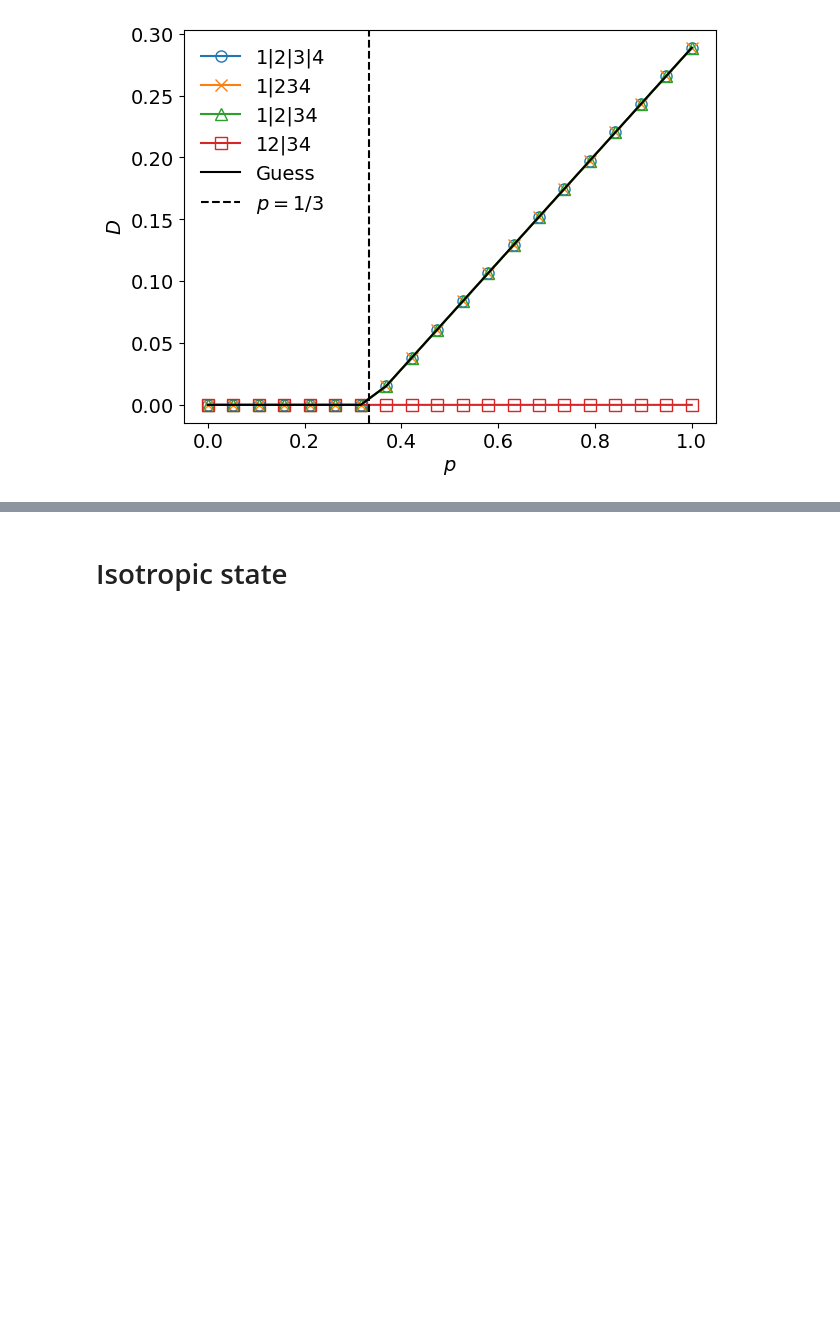
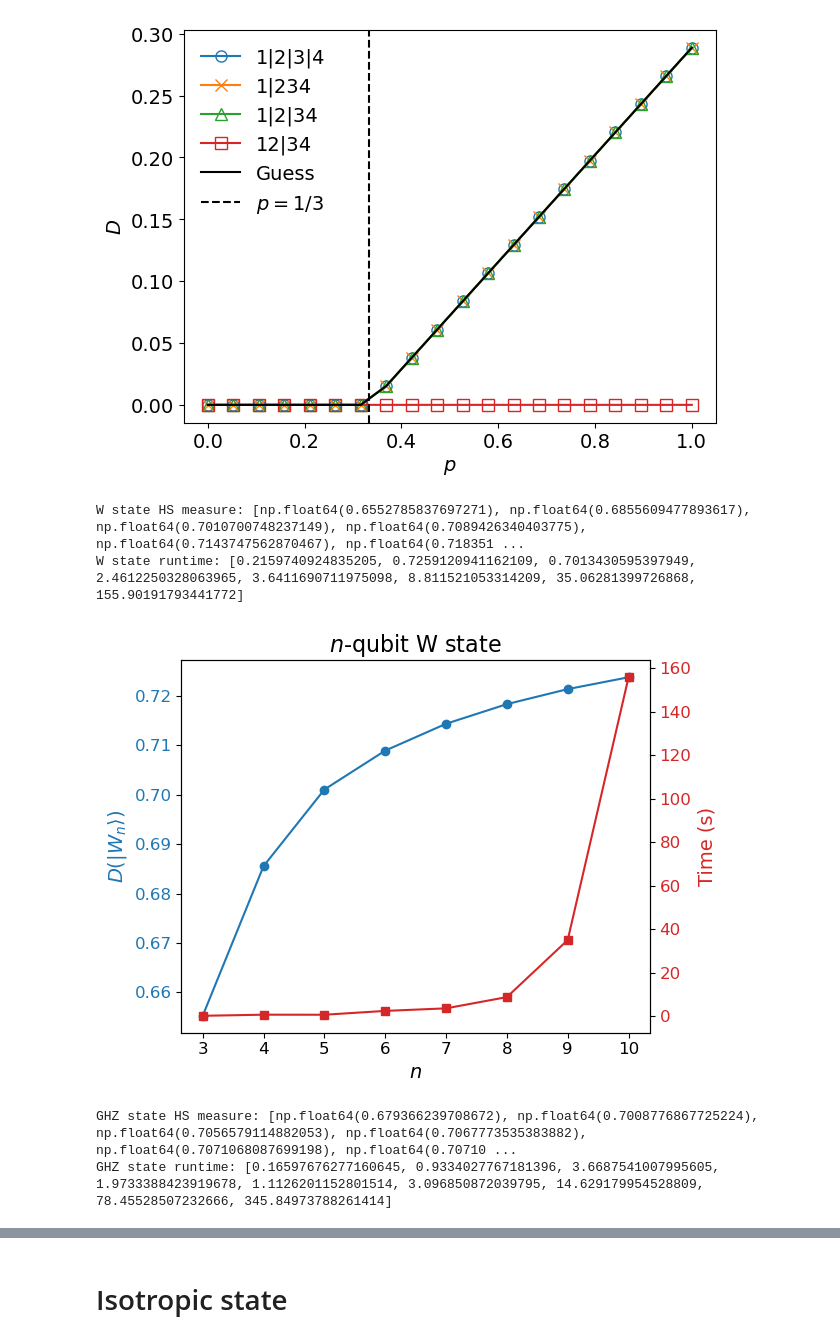
Before and after one commit to numqi/geometric-witness, a Jupyter notebook: demo.ipynb, the cells around one changed output, grey strips where cells are left out. Saved outputs shown, nothing was run; the diff lists cells and outputs as text; code cells hidden in the pictures; blank space fills up the shorter version.

```diff
--- a/demo.ipynb
+++ b/demo.ipynb
@@ -355,3 +355,65 @@ fig.tight_layout()
 # fig.savefig('data/smolin_hs_measure.pdf', bbox_inches="tight")
 # %% [output]
 [figure]
+# %%
+# n-qubit W state
+n_list = np.arange(3, 11)
+w_ret_list = []
+w_time_list = []
+for n in tqdm(n_list):
+    psi_w = numqi.state.W(n)
+    rho_w = psi_w[:, np.newaxis] @ psi_w[np.newaxis, :]
+    model_w = HilbertSchmidtMeasure(dim_list=[2]*n, rank=1, num_ensemble=2*2**n, dtype=torch.complex128)
+    model_w.set_target_rho(rho_w)
+    start_time = time.time()
+    theta_optim = numqi.optimize.minimize(model_w, num_repeat=3, tol=1e-8, print_every_round=0).fun
+    end_time = time.time()
+    w_ret_list.append(model_w(return_info=True)[1]['distance'])
+    w_time_list.append(end_time - start_time)
+
+print('W state HS measure:', w_ret_list)
+print('W state runtime:', w_time_list)
+# %% [output]
+W state HS measure: [np.float64(0.6552785837697271), np.float64(0.6855609477893617), np.float64(0.7010700748237149), np.float64(0.7089426340403775), np.float64(0.7143747562870467), np.float64(0.718351 ...
+W state runtime: [0.2159740924835205, 0.7259120941162109, 0.7013430595397949, 2.4612250328063965, 3.6411690711975098, 8.811521053314209, 35.06281399726868, 155.90191793441772]
+# %%
+fig, ax1 = plt.subplots()
+color = 'tab:blue'
+ax1.set_xlabel(r'$n$', fontsize=14)
+ax1.set_xticks(n_list)
+ax1.set_ylabel(r'$D(|W_n\rangle)$', color=color, fontsize=14)
+ax1.plot(n_list, w_ret_list, marker='o', color=color)
+ax1.tick_params(axis='y', labelcolor=color)
+ax1.tick_params(axis='both', which='major', labelsize=12)
+ax2 = ax1.twinx()
+color = 'tab:red'
+ax2.set_ylabel('Time (s)', color=color, fontsize=14)
+ax2.plot(n_list, w_time_list, marker='s', color=color)
+ax2.tick_params(axis='y', labelcolor=color)
+ax2.tick_params(axis='y', which='major', labelsize=12)
+ax1.set_title(r'$n$-qubit W state', fontsize=16)
+fig.tight_layout()
+fig.savefig('data/w_state_hs_measure.pdf', bbox_inches="tight")
+# %% [output]
+[figure, added]
+# %%
+# n-qubit GHZ state
+n_list = np.arange(3, 12)
+ghz_ret_list = []
+ghz_time_list = []
+for n in tqdm(n_list):
+    psi_ghz = numqi.state.GHZ(n)
+    rho_ghz = psi_ghz[:, np.newaxis] @ psi_ghz[np.newaxis, :]
+    model_ghz = HilbertSchmidtMeasure(dim_list=[2]*n, rank=1, num_ensemble=2*2**n, dtype=torch.complex128)
+    model_ghz.set_target_rho(rho_ghz)
+    start_time = time.time()
+    theta_optim = numqi.optimize.minimize(model_ghz, num_repeat=3, tol=1e-8, print_every_round=0).fun
+    end_time = time.time()
+    ghz_ret_list.append(model_ghz(return_info=True)[1]['distance'])
+    ghz_time_list.append(end_time - start_time)
+
+print('GHZ state HS measure:', ghz_ret_list)
+print('GHZ state runtime:', ghz_time_list)
+# %% [output]
+GHZ state HS measure: [np.float64(0.679366239708672), np.float64(0.7008776867725224), np.float64(0.7056579114882053), np.float64(0.7067773535383882), np.float64(0.7071068087699198), np.float64(0.70710 ...
+GHZ state runtime: [0.16597676277160645, 0.9334027767181396, 3.6687541007995605, 1.9733388423919678, 1.1126201152801514, 3.096850872039795, 14.629179954528809, 78.45528507232666, 345.84973788261414]
```
Also changed, not shown: parts of 9 cells of this notebook, 2 other files.
